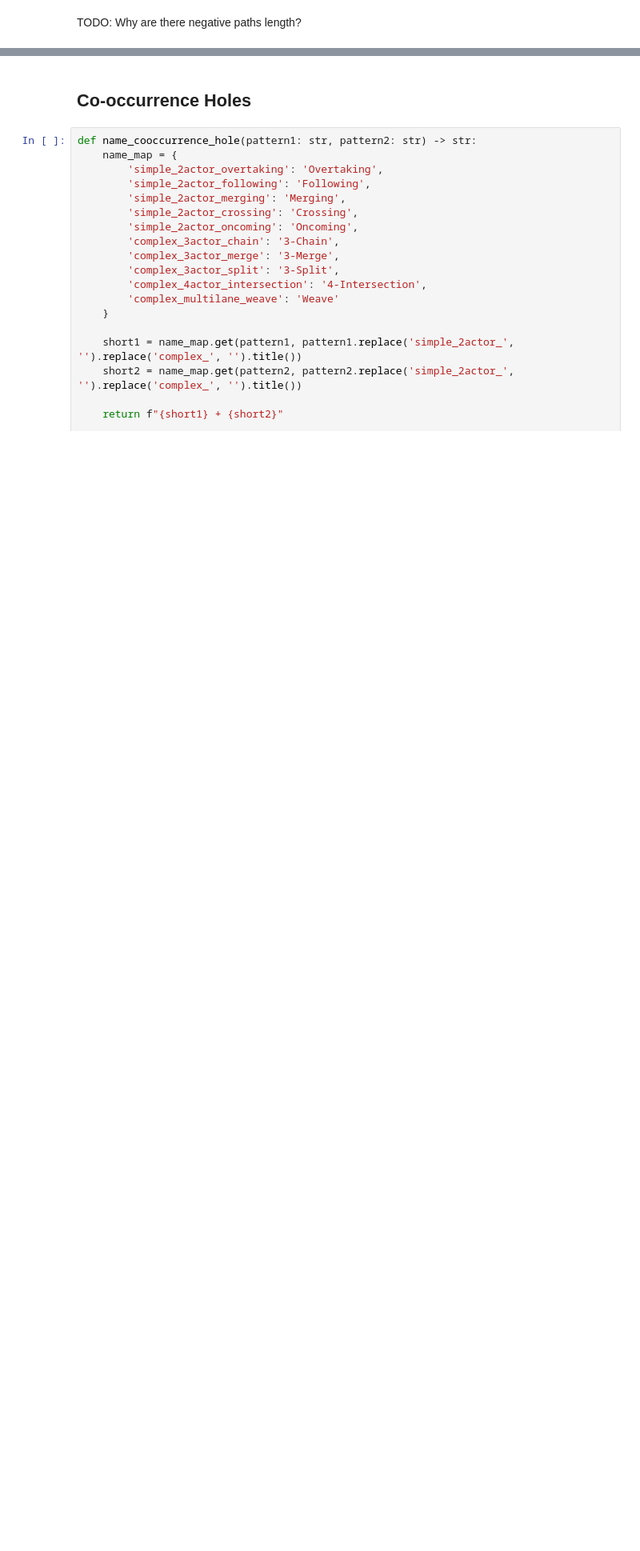
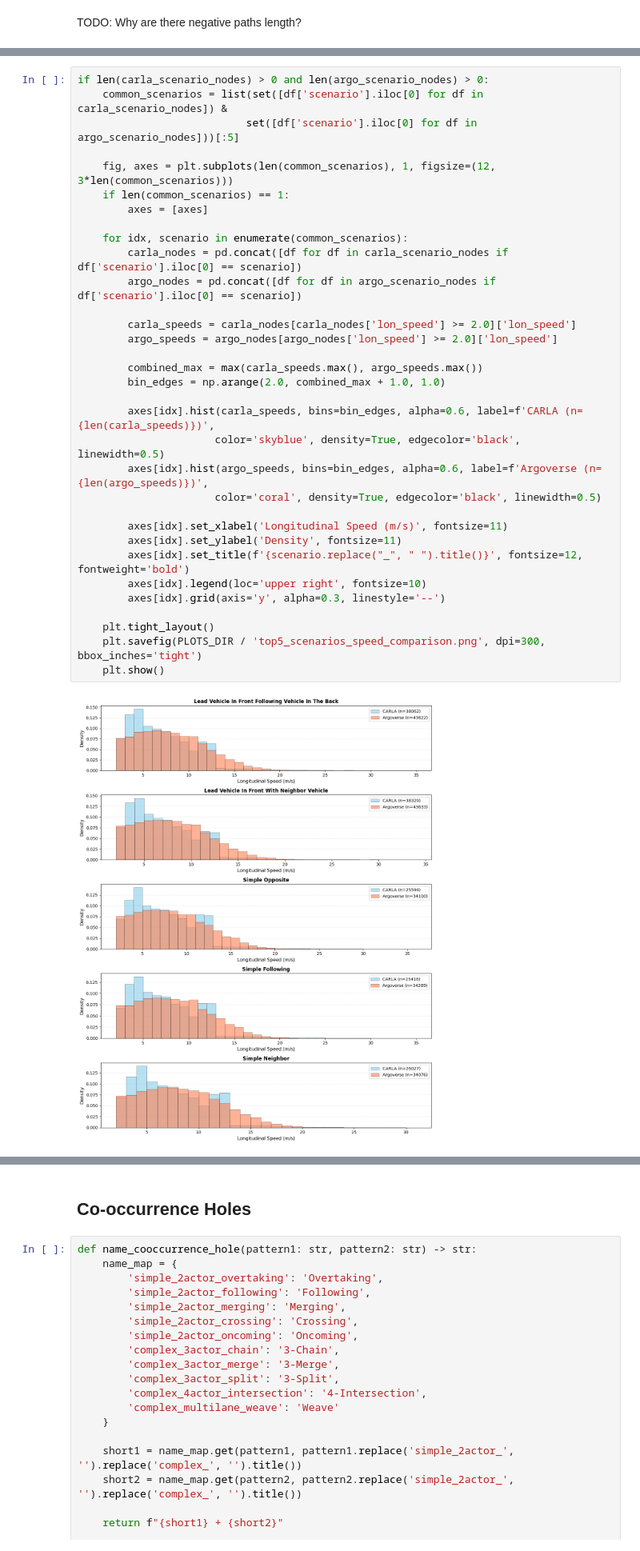
Before and after one commit to tmuehlen80/graph_coverage, a Jupyter notebook: notebooks/shared/subgraph_isomorphism.ipynb, the cells around one changed output, grey strips where cells are left out. Shown at 80% size. Drawn from its saved outputs; the diff is of its cells as text; blank space fills up the shorter version.

```diff
--- a/notebooks/shared/subgraph_isomorphism.ipynb
+++ b/notebooks/shared/subgraph_isomorphism.ipynb
@@ -428,3 +428,38 @@ if len(argo_scenario_nodes) > 0:
+# %%
+if len(carla_scenario_nodes) > 0 and len(argo_scenario_nodes) > 0:
+    common_scenarios = list(set([df['scenario'].iloc[0] for df in carla_scenario_nodes]) &
+                           set([df['scenario'].iloc[0] for df in argo_scenario_nodes]))[:5]
+
+    fig, axes = plt.subplots(len(common_scenarios), 1, figsize=(12, 3*len(common_scenarios)))
+    if len(common_scenarios) == 1:
+        axes = [axes]
+
+    for idx, scenario in enumerate(common_scenarios):
+        carla_nodes = pd.concat([df for df in carla_scenario_nodes if df['scenario'].iloc[0] == scenario])
+        argo_nodes = pd.concat([df for df in argo_scenario_nodes if df['scenario'].iloc[0] == scenario])
+
+        carla_speeds = carla_nodes[carla_nodes['lon_speed'] >= 2.0]['lon_speed']
+        argo_speeds = argo_nodes[argo_nodes['lon_speed'] >= 2.0]['lon_speed']
+
+        combined_max = max(carla_speeds.max(), argo_speeds.max())
+        bin_edges = np.arange(2.0, combined_max + 1.0, 1.0)
+
+        axes[idx].hist(carla_speeds, bins=bin_edges, alpha=0.6, label=f'CARLA (n={len(carla_speeds)})',
+                      color='skyblue', density=True, edgecolor='black', linewidth=0.5)
+        axes[idx].hist(argo_speeds, bins=bin_edges, alpha=0.6, label=f'Argoverse (n={len(argo_speeds)})',
+                      color='coral', density=True, edgecolor='black', linewidth=0.5)
+
+        axes[idx].set_xlabel('Longitudinal Speed (m/s)', fontsize=11)
+        axes[idx].set_ylabel('Density', fontsize=11)
+        axes[idx].set_title(f'{scenario.replace("_", " ").title()}', fontsize=12, fontweight='bold')
+        axes[idx].legend(loc='upper right', fontsize=10)
+        axes[idx].grid(axis='y', alpha=0.3, linestyle='--')
+
+    plt.tight_layout()
+    plt.savefig(PLOTS_DIR / 'top5_scenarios_speed_comparison.png', dpi=300, bbox_inches='tight')
+    plt.show()
+# %% [output]
+[figure, added]
 # %%
 if len(carla_scenario_nodes) > 0 and len(argo_scenario_nodes) > 0:
     common_scenarios = set([df['scenario'].iloc[0] for df in carla_scenario_nodes]) & \
```
Also changed, not shown: parts of 10 cells of this notebook, 7 other files.
